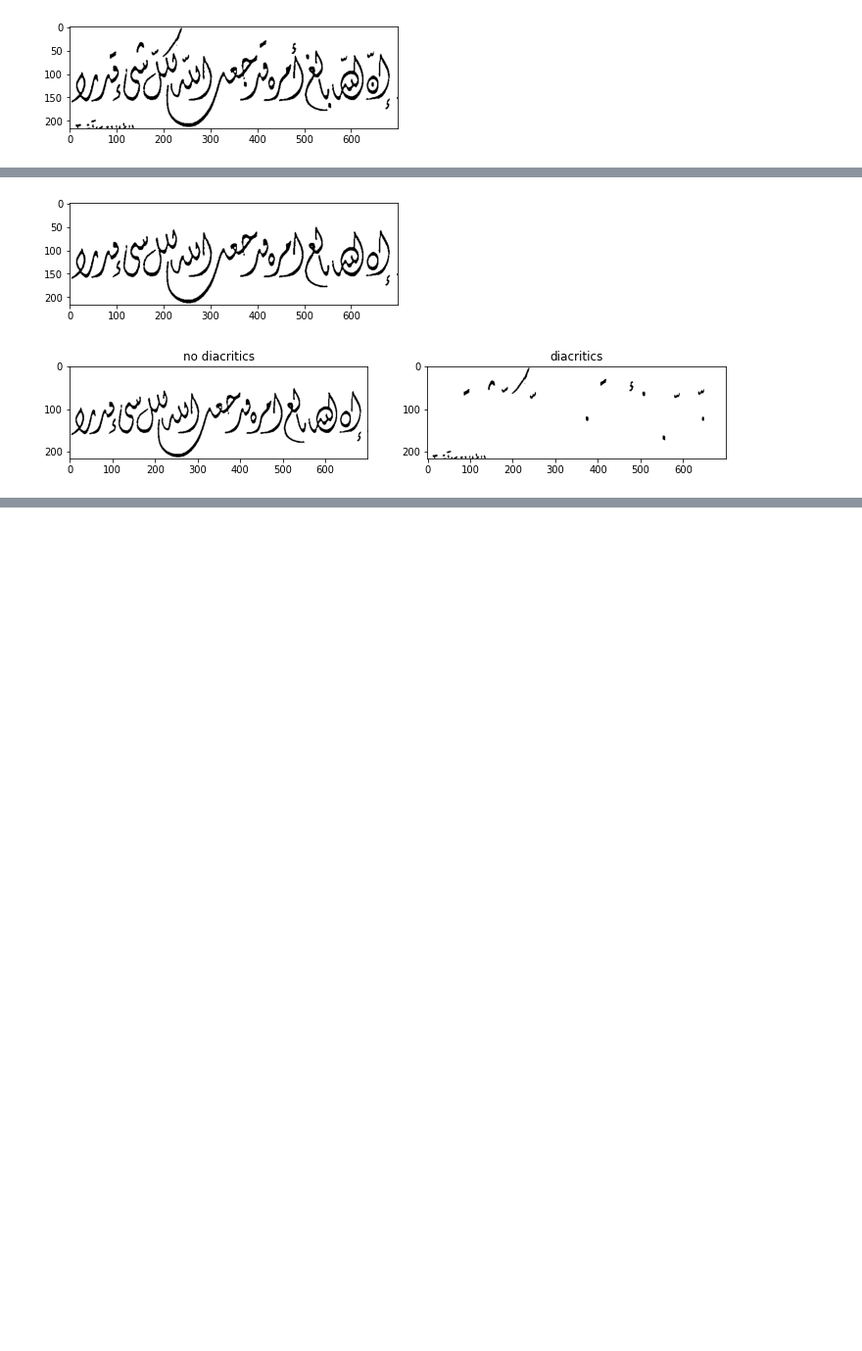
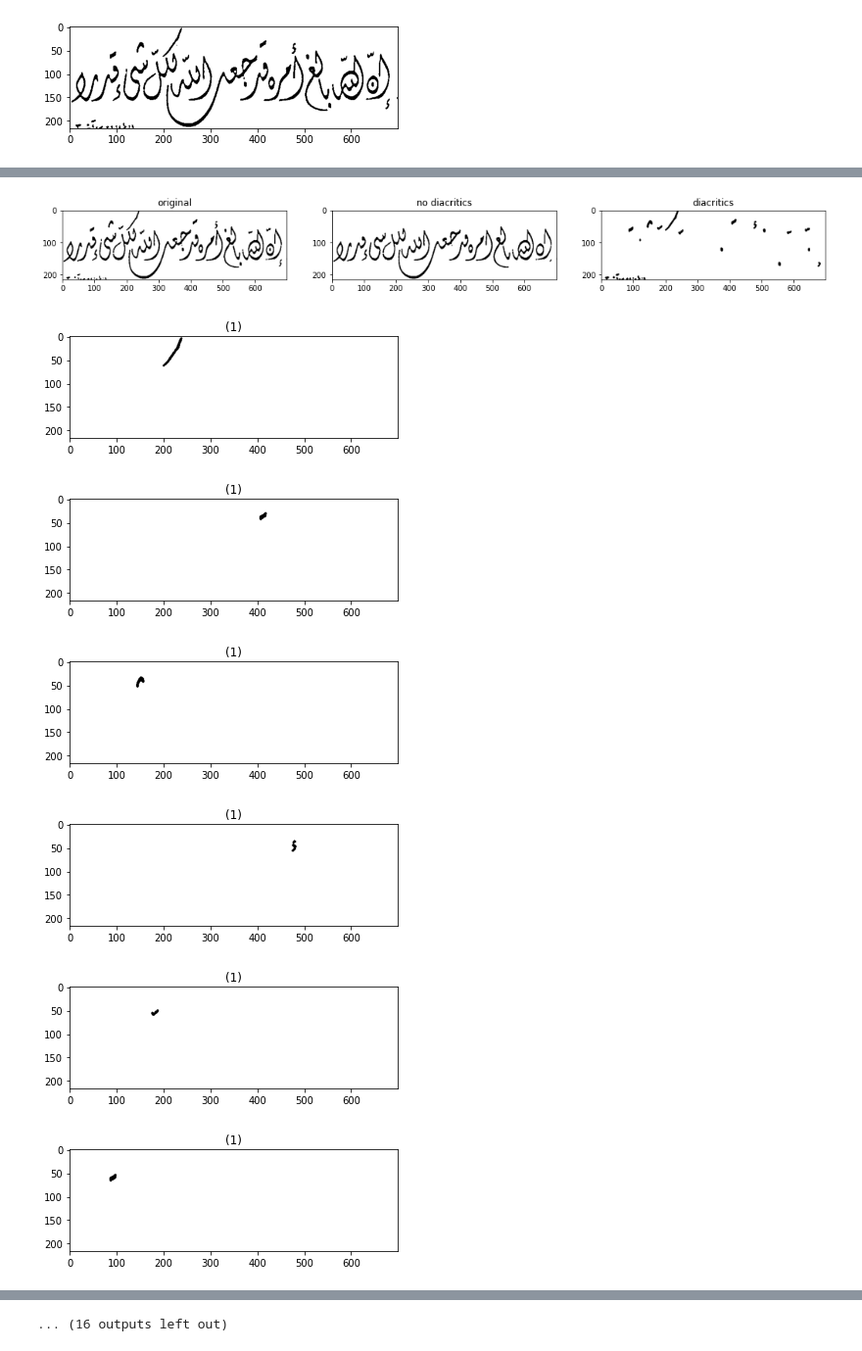
Before and after one commit to abdallahabusedo/Arabico, a Jupyter notebook: text_extraction.ipynb, the cells around one changed output, grey strips where cells are left out. Shown: that part at 98% size. Saved outputs shown, nothing was run; the diff lists cells and outputs as text; code cells hidden in the pictures; blank space fills up the shorter version.

Commit message:
get diacritics alone

```diff
--- a/text_extraction.ipynb
+++ b/text_extraction.ipynb
@@ -27,3 +28,8 @@ plt.imshow(img,cmap='gray')
 # %% [output]
 <matplotlib.image.AxesImage at 0x...>
 [figure]
+# %%
+# remove noise
+img = binary_dilation(img)
+img = binary_erosion(img)
+plt.imshow(img,cmap="gray")
@@ -74,49 +83,64 @@ def bfs(i,j,vis,img,img_copy,img_org):
         i,j = q.pop(0)
         x += 1
         img_copy[i][j] = img_org[i][j]
+        if img_copy[i][j] != img_org[i][j]:
+            print("hi",img_copy[i][j] , img_org[i][j])
         di = [0,0,1,-1,1,-1,1,-1]
         dj = [-1,1,0,0,1,-1,-1,1]
         for k in range(8):
             ni = di[k] + i
             nj = dj[k] + j
             if ni>=0 and ni<img.shape[0] and nj>=0 and nj<img.shape[1] and vis[ni][nj]==0 and img[ni][nj] == False:
                 vis[ni][nj] = True
                 q.append([ni,nj])
     return x
 # steps
 # 1- get darek pixels in image
 dark_pixels = img[img == False]
 # mark a vis array to check if pixel already vis or not
 vis = np.zeros(img.shape)
 img_int = img.astype(int)
 imgs =[ ]
 thresh = 4/100
 total_text_pixels = img.shape[0]*img.shape[1] - np.sum(img)
 max_img = np.copy(img)
 max_num = 0
 # loop on pixels and if dark && !vis then apply flood fill on it
 for i in range(img_int.shape[0]):
     for j in range(img_int.shape[1]):
         if vis[i][j] == 0 and img_with_connection[i][j] == False:
-            img_copy = np.zeros(img.shape)
+            img_copy = np.copy(img)
             img_copy[:] = True
             size_comp = bfs(i,j,vis,img_with_connection,img_copy,img)
             if size_comp > max_num:
                 max_num = size_comp
                 max_img = np.copy(img_copy)
-            # sum_pixels = np.sum(img_copy)
-            # sum_pixels = img.shape[0]*img.shape[1] - sum_pixels
-            # #ratio = sum_pixels/(img.shape[0]*img.shape[1])
-            # ratio = sum_pixels/total_text_pixels
-            # if  ratio < thresh and ratio > 1e-4:
-            #     print(sum_pixels,sum_pixels/(img.shape[0]*img.shape[1]) )
-            #     imgs.append(img_copy)
-            #     imsave("test_imgs/image_"+str(i)+str(j)+".png",img_copy)
-# show_images(imgs)
 
 img_diacritics = np.copy(img)
-img_diacritics = img-max_img
-show_images([max_img,img_diacritics],["no diacritics","diacritics"])
+img_diacritics =  ~(img^max_img)
+# get diacritics
+img_diacritics = binary_dilation(img_diacritics)
+img_diacritics = binary_erosion(img_diacritics)
+img_diacritics = binary_erosion(img_diacritics)
+show_images([img,max_img,img_diacritics],["original","no diacritics","diacritics"])
+vis = np.zeros(img.shape)
+imgs =[ ]
+for i in range(img.shape[0]):
+    for j in range(img.shape[1]):
+        if vis[i][j] == 0 and img_diacritics[i][j] == False:
+            img_copy = np.copy(img)
+            img_copy[:] = True
+            size_comp = bfs(i,j,vis,img_diacritics,img_copy,img_diacritics)
+            ratio = size_comp/(img.shape[0]*img.shape[1])
+            if ratio > 1/10000:
+                imgs.append(img_copy)
+for i in imgs:
+    show_images([i])
 # %% [output]
-[figure, old version]
+[figure, new version]
-[figure, old version]
+[figure, new version]
+[figure, added]
+[figure, added]
+[figure, added]
+[figure, added]
+[figure, added]
@@ -122,0 +152 @@ show_images([max_img,img_diacritics],["no diacritics","diacritics"])
+... (16 outputs left out)
```
Also changed, not shown: parts of 4 cells of this notebook.
